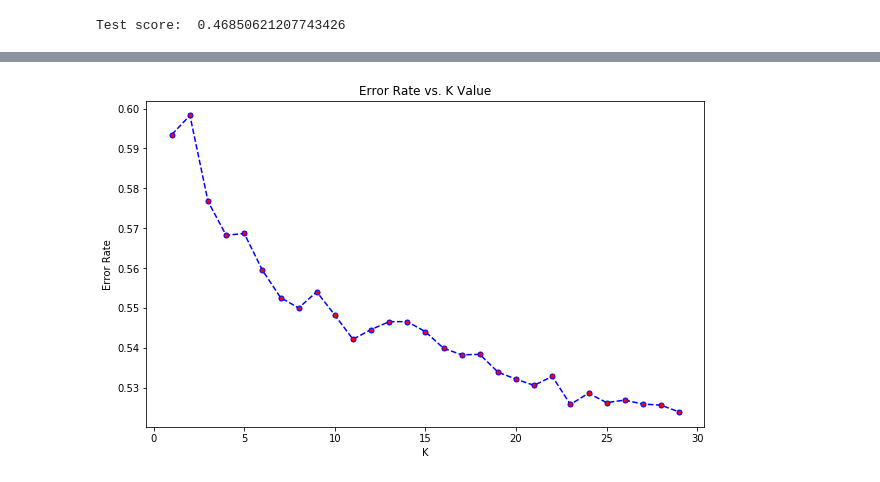
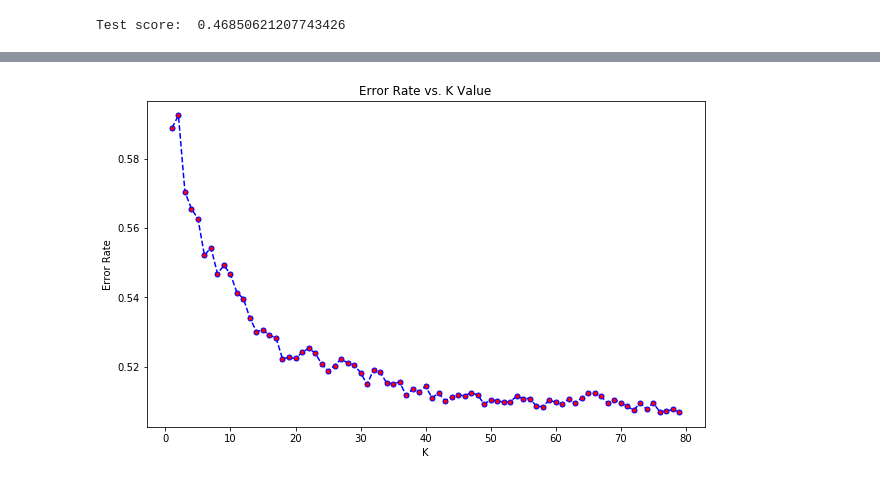
Before and after one commit to sunshineclt/7641ML-HW1, a Jupyter notebook: traffic_main.ipynb, the cells around one changed output, grey strips where cells are left out. Saved outputs shown, nothing was run; the diff lists cells and outputs as text; code cells hidden in the pictures.

```diff
--- a/traffic_main.ipynb
+++ b/traffic_main.ipynb
@@ -507,7 +507,7 @@ Test score:  0.46850621207743426
 # %%
 from sklearn.neighbors import KNeighborsClassifier
 error_rate = []
-for n in range(1,50):
+for n in range(1,80):
     knn = KNeighborsClassifier(n_neighbors=n, weights="uniform", metric="manhattan", n_jobs=-1)
     knn.fit(X_train,y_train)
     pred_i = knn.predict(X_val)
@@ -518,10 +515,10 @@ ValueError: x and y must have same first dimension, but have shapes (19,) and (2
 # %%
 plt.figure(figsize=(10,6))
-plt.plot(range(1,50),error_rate,color='blue', linestyle='dashed', marker='o',
+plt.plot(range(1,len(error_rate)+1),error_rate,color='blue', linestyle='dashed', marker='o',
          markerfacecolor='red', markersize=5)
 plt.title('Error Rate vs. K Value')
 plt.xlabel('K')
 plt.ylabel('Error Rate')
 plt.show()
 # %% [output]
-[figure, old version]
+[figure, new version]
```
Also changed, not shown: parts of 1 cell of this notebook.
